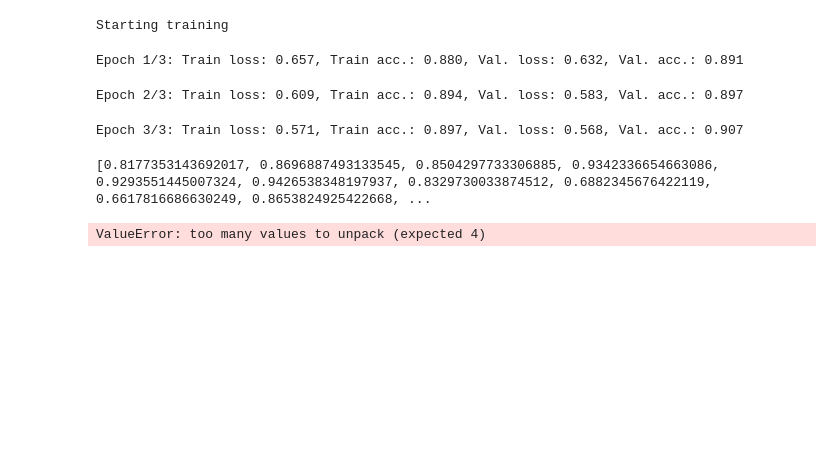
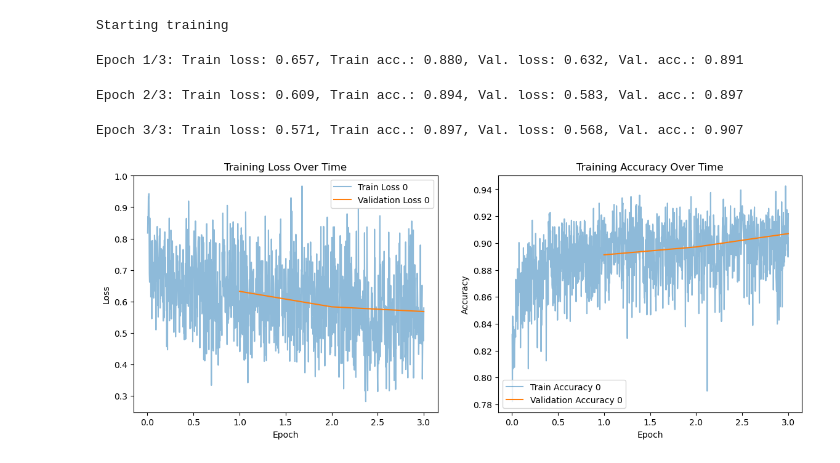
Before and after one commit to heden1/tumor-segmentation, a Jupyter notebook: Unet.ipynb, the cells around one changed output. Saved outputs shown, nothing was run; the diff lists cells and outputs as text; code cells hidden in the pictures; blank space fills up the shorter version.

Commit message:
Added visualisation of the data

```diff
--- a/Unet.ipynb
+++ b/Unet.ipynb
@@ -49,12 +49,7 @@ Epoch 3/3: Train loss: 0.571, Train acc.: 0.897, Val. loss: 0.568, Val. acc.: 0.
 # %%
 import visualisation
 importlib.reload(visualisation)
 from visualisation import *
-print(unet_metrics[1,:])
-for model_i,(train_losses, train_accs, val_losses, val_accs) in enumerate(unet_metrics[1:]):
-    print("hej")
-
-#plot_training(unet_metrics)
+plot_training([unet_metrics])
 # %% [output]
-[0.8177353143692017, 0.8696887493133545, 0.8504297733306885, 0.9342336654663086, 0.9293551445007324, 0.9426538348197937, 0.8329730033874512, 0.6882345676422119, 0.6617816686630249, 0.8653824925422668, ...
-ValueError: too many values to unpack (expected 4)
+[figure, added]
```
